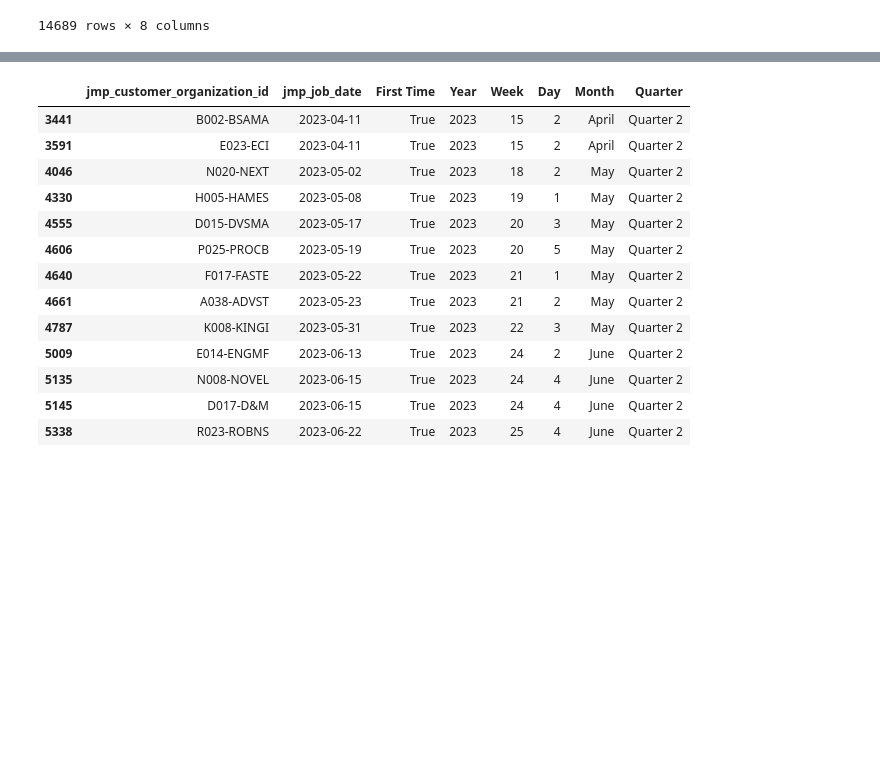
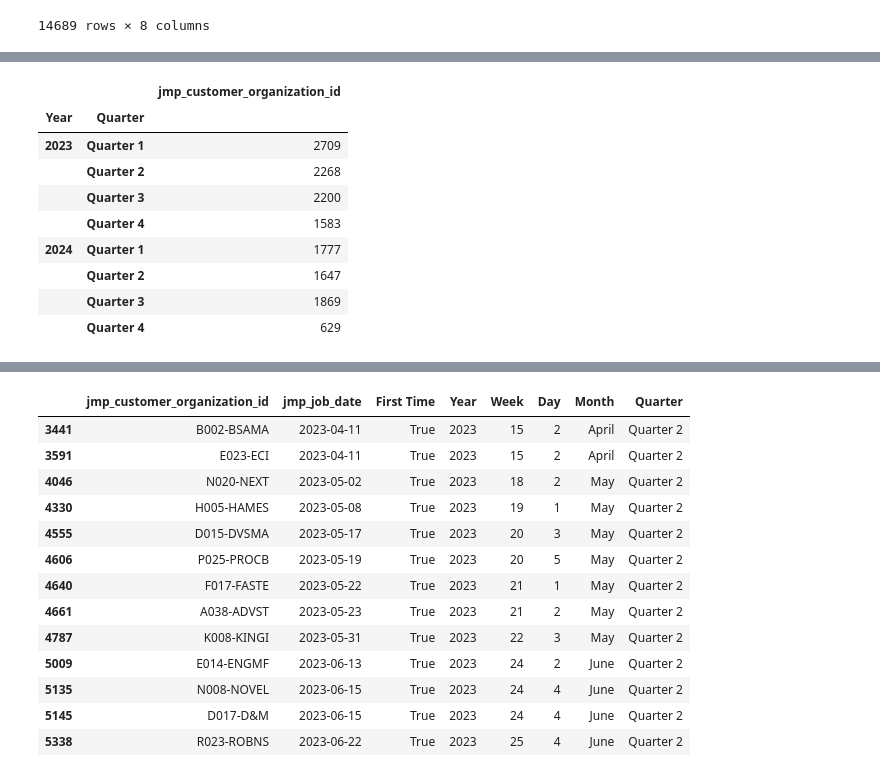
Before and after one commit to NSS-Full-Time-Data-Analytics-14/metal-fabrication-nutter_butter, a Jupyter notebook: metal.ipynb, the cells around one changed output, grey strips where cells are left out. Cells and saved outputs as stored; diff of their text form; code cells hidden in the pictures; blank space fills up the shorter version.

```diff
--- a/metal.ipynb
+++ b/metal.ipynb
@@ -726,0 +743,15 @@ See the caveats in the documentation: https://pandas.pydata.org/pandas-docs/stab
+# %%
+groupedquarter = trimfirst.groupby(['Year','Quarter'])['jmp_customer_organization_id'].count()
+groupedquarter = groupedquarter.to_frame()
+groupedquarter
+# %% [output]
+|  |  | jmp_customer_organization_id |
+| Year | Quarter |  |
+| 2023 | Quarter 1 | 2709 |
+|  | Quarter 2 | 2268 |
+|  | Quarter 3 | 2200 |
+|  | Quarter 4 | 1583 |
+| 2024 | Quarter 1 | 1777 |
+|  | Quarter 2 | 1647 |
+|  | Quarter 3 | 1869 |
+|  | Quarter 4 | 629 |
```
Also changed, not shown: parts of 10 cells of this notebook, 10 other files.
